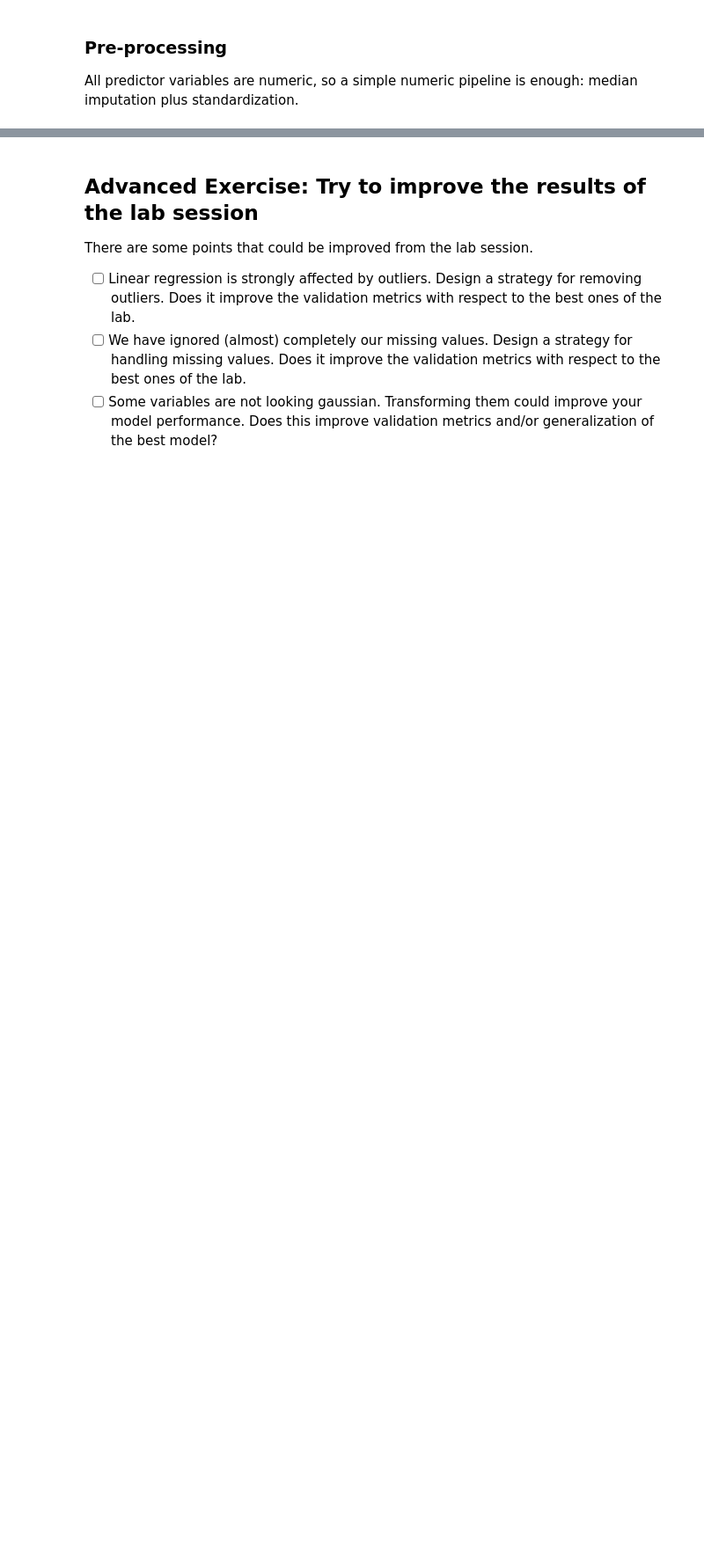
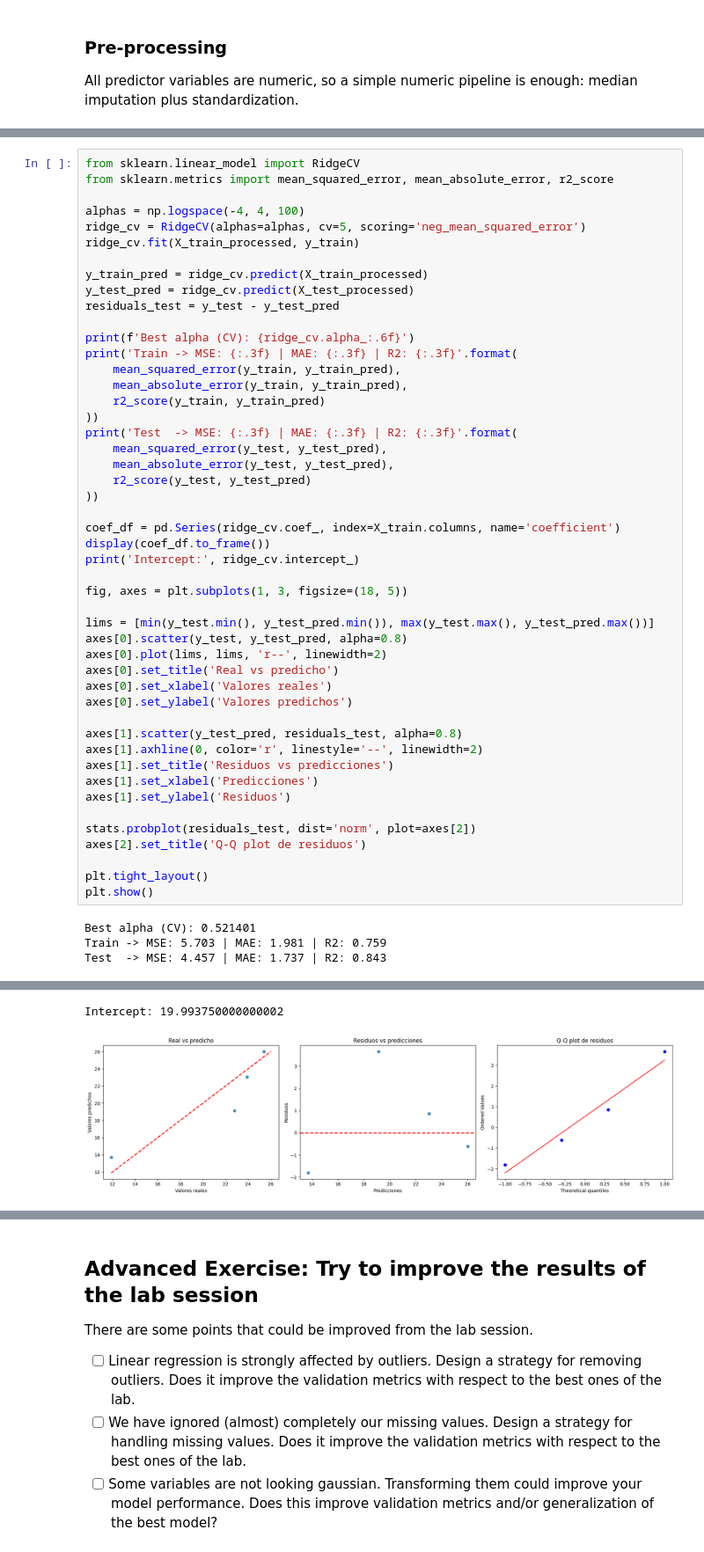
Before and after one commit to PabloRodriguezElvira/Lab_ML, a Jupyter notebook: Lab3/ml03-exercise.ipynb, the cells around one changed output, grey strips where cells are left out. Shown at 88% size. Cells and saved outputs as stored; diff of their text form; blank space fills up the shorter version.

```diff
--- a/Lab3/ml03-exercise.ipynb
+++ b/Lab3/ml03-exercise.ipynb
@@ -105,0 +184,52 @@ display(X_train_processed.describe())
+# %%
+from sklearn.linear_model import RidgeCV
+from sklearn.metrics import mean_squared_error, mean_absolute_error, r2_score
+
+alphas = np.logspace(-4, 4, 100)
+ridge_cv = RidgeCV(alphas=alphas, cv=5, scoring='neg_mean_squared_error')
+ridge_cv.fit(X_train_processed, y_train)
+
+y_train_pred = ridge_cv.predict(X_train_processed)
+y_test_pred = ridge_cv.predict(X_test_processed)
+residuals_test = y_test - y_test_pred
+
+print(f'Best alpha (CV): {ridge_cv.alpha_:.6f}')
+print('Train -> MSE: {:.3f} | MAE: {:.3f} | R2: {:.3f}'.format(
+    mean_squared_error(y_train, y_train_pred),
+    mean_absolute_error(y_train, y_train_pred),
+    r2_score(y_train, y_train_pred)
+))
+print('Test  -> MSE: {:.3f} | MAE: {:.3f} | R2: {:.3f}'.format(
+    mean_squared_error(y_test, y_test_pred),
+    mean_absolute_error(y_test, y_test_pred),
+    r2_score(y_test, y_test_pred)
+))
+
+coef_df = pd.Series(ridge_cv.coef_, index=X_train.columns, name='coefficient')
+display(coef_df.to_frame())
+print('Intercept:', ridge_cv.intercept_)
+
+fig, axes = plt.subplots(1, 3, figsize=(18, 5))
+
+lims = [min(y_test.min(), y_test_pred.min()), max(y_test.max(), y_test_pred.max())]
+axes[0].scatter(y_test, y_test_pred, alpha=0.8)
+axes[0].plot(lims, lims, 'r--', linewidth=2)
+axes[0].set_title('Real vs predicho')
+axes[0].set_xlabel('Valores reales')
+axes[0].set_ylabel('Valores predichos')
+
+axes[1].scatter(y_test_pred, residuals_test, alpha=0.8)
+axes[1].axhline(0, color='r', linestyle='--', linewidth=2)
+axes[1].set_title('Residuos vs predicciones')
+axes[1].set_xlabel('Predicciones')
+axes[1].set_ylabel('Residuos')
+
+stats.probplot(residuals_test, dist='norm', plot=axes[2])
+axes[2].set_title('Q-Q plot de residuos')
+
+plt.tight_layout()
+plt.show()
+# %% [output]
+Best alpha (CV): 0.521401
+Train -> MSE: 5.703 | MAE: 1.981 | R2: 0.759
+Test  -> MSE: 4.457 | MAE: 1.737 | R2: 0.843
@@ -105,0 +240,2 @@ display(X_train_processed.describe())
+Intercept: 19.993750000000002
+[figure, added]
```
Also changed, not shown: parts of 21 cells of this notebook, 1 other file.
